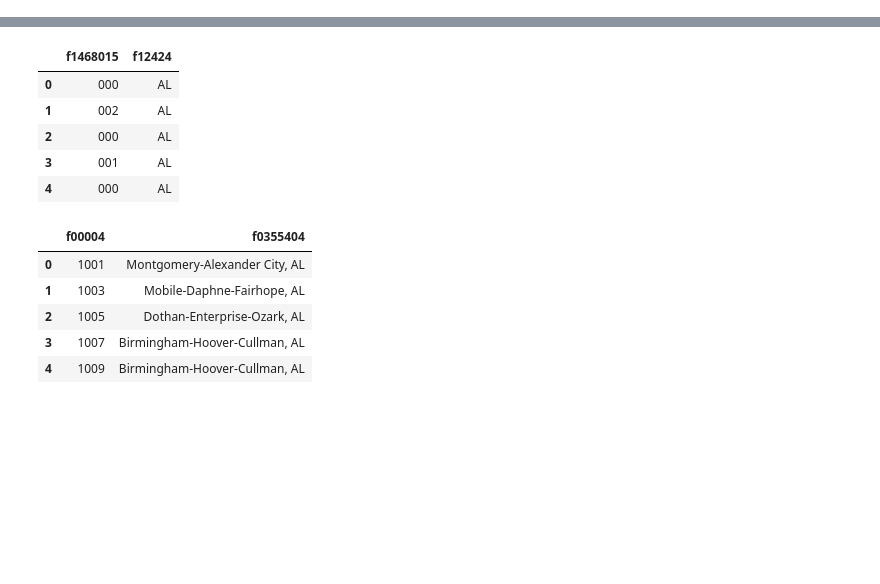
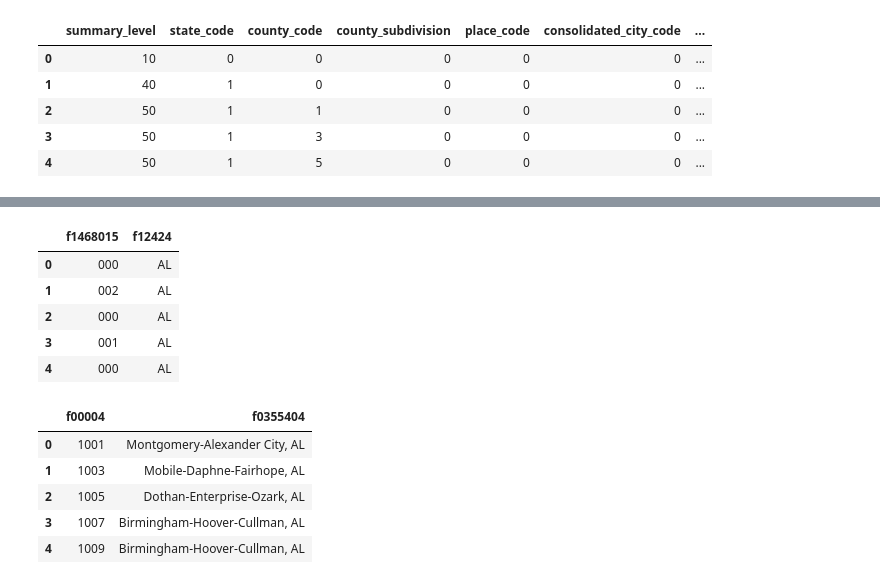
Before and after one commit to narayana1043/datascience_challenges, a Jupyter notebook: hindsait/scratch_pad.ipynb, the cells around one changed output, grey strips where cells are left out. Cells and saved outputs as stored; diff of their text form; code cells hidden in the pictures; blank space fills up the shorter version.

```diff
--- a/hindsait/scratch_pad.ipynb
+++ b/hindsait/scratch_pad.ipynb
@@ -29,0 +13,9 @@ data = pd.read_csv('./DATA/data.csv', low_memory=False)
+# %%
+fips_all_codes_df.head()
+# %% [output]
+|  | summary_level | state_code | county_code | county_subdivision | place_code | consolidated_city_code | ... |
+| 0 | 10 | 0 | 0 | 0 | 0 | 0 | ... |
+| 1 | 40 | 1 | 0 | 0 | 0 | 0 | ... |
+| 2 | 50 | 1 | 1 | 0 | 0 | 0 | ... |
+| 3 | 50 | 1 | 3 | 0 | 0 | 0 | ... |
+| 4 | 50 | 1 | 5 | 0 | 0 | 0 | ... |
```
Also changed, not shown: parts of 9 cells of this notebook, 27 other files.
